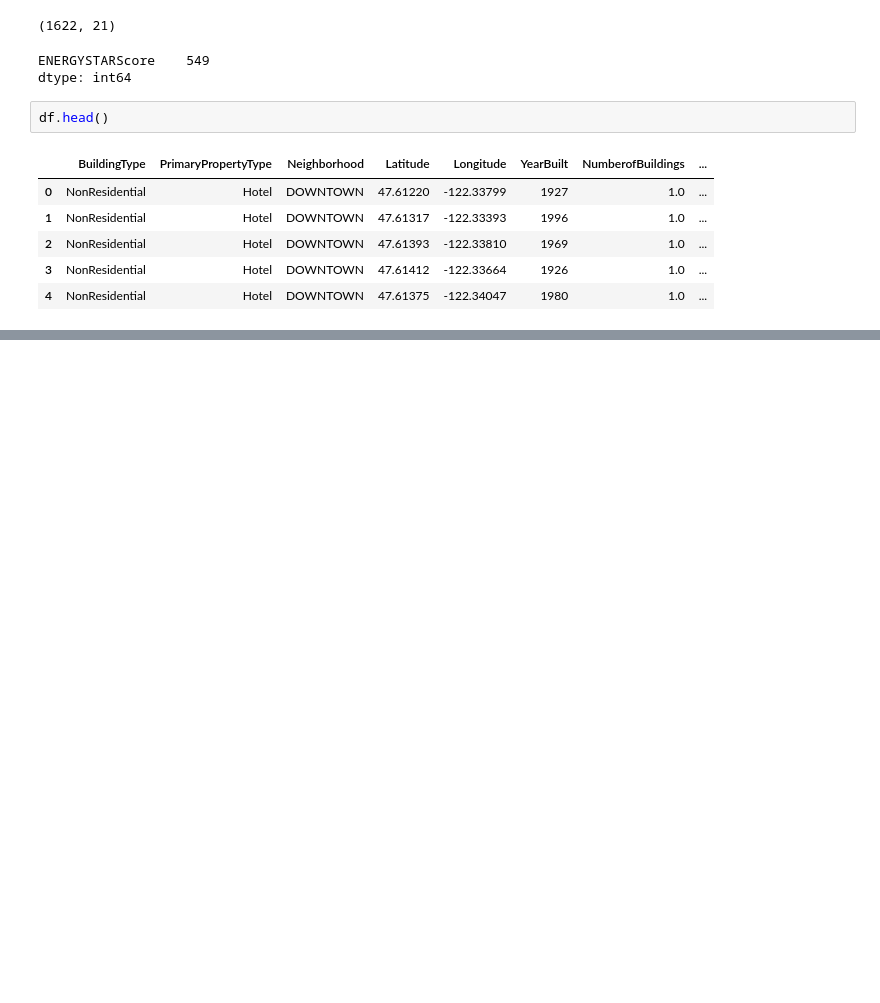
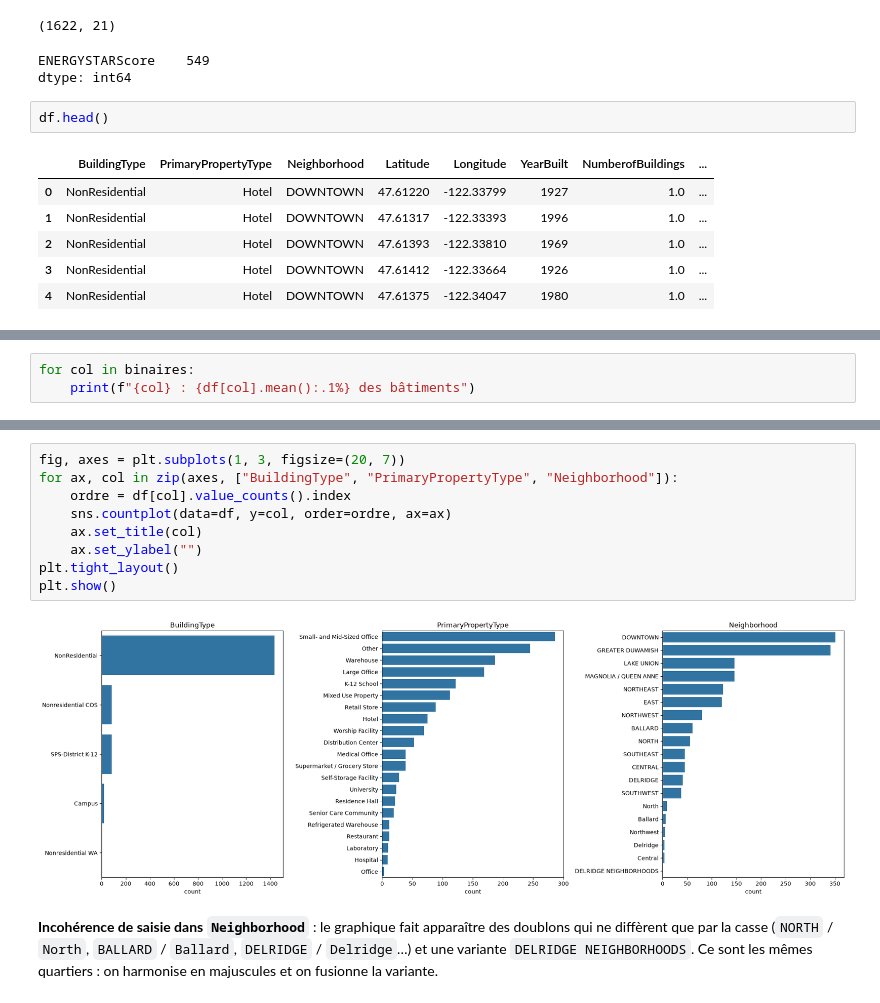
Before and after one commit to gvannesson/brief-seattle, a Jupyter notebook: notebooks/01_eda_gauthier.ipynb, the cells around one changed output, grey strips where cells are left out. Drawn from its saved outputs; the diff is of its cells as text; blank space fills up the shorter version.

```diff
--- a/notebooks/01_eda_gauthier.ipynb
+++ b/notebooks/01_eda_gauthier.ipynb
@@ -454,0 +539,3 @@ df.head()
+# %%
+for col in binaires:
+    print(f"{col} : {df[col].mean():.1%} des bâtiments")
@@ -454,0 +567,13 @@ df.head()
+# %%
+fig, axes = plt.subplots(1, 3, figsize=(20, 7))
+for ax, col in zip(axes, ["BuildingType", "PrimaryPropertyType", "Neighborhood"]):
+    ordre = df[col].value_counts().index
+    sns.countplot(data=df, y=col, order=ordre, ax=ax)
+    ax.set_title(col)
+    ax.set_ylabel("")
+plt.tight_layout()
+plt.show()
+# %% [output]
+[figure, added]
+# %% [markdown]
+**Incohérence de saisie dans `Neighborhood`** : le graphique fait apparaître des doublons qui ne diffèrent que par la casse (`NORTH` / `North`, `BALLARD` / `Ballard`, `DELRIDGE` / `Delridge`…) et une variante `DELRIDGE NEIGHBORHOODS`. Ce sont les mêmes quartiers : on harmonise en majuscules et on fusionne la variante.
```
Also changed, not shown: parts of 36 cells of this notebook.
